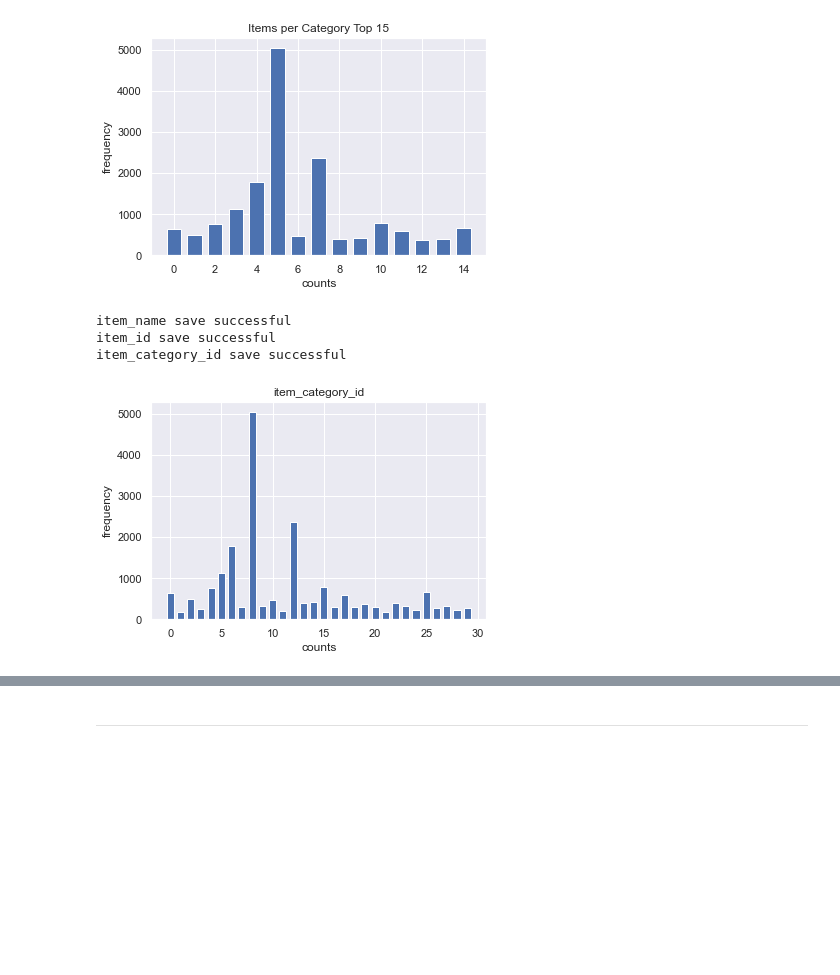
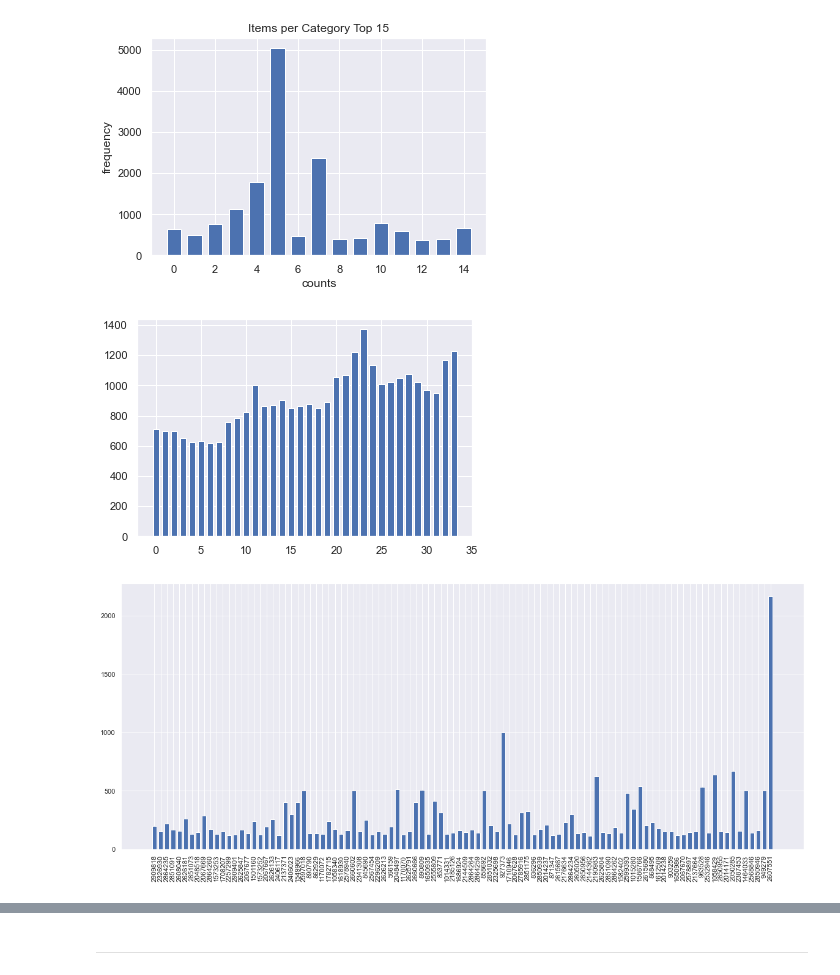
Before and after one commit to X1anghe/AIDM, a Jupyter notebook: Assignment2/src/DataVisualisation.ipynb, the cells around one changed output, grey strips where cells are left out. Saved outputs shown, nothing was run; the diff lists cells and outputs as text; code cells hidden in the pictures; blank space fills up the shorter version.

```diff
--- a/Assignment2/src/DataVisualisation.ipynb
+++ b/Assignment2/src/DataVisualisation.ipynb
@@ -28,5 +31,7 @@ test=pd.read_csv("../datasets/test.csv")
 sales=pd.read_csv("../datasets/sales_train.csv")
 monthly_sales = sales.groupby(["date_block_num","shop_id","item_id"])[
     "item_price","item_cnt_day"].agg({"item_price":"mean","item_cnt_day":"sum"})
+monthly_sales_simple = sales.groupby(["date_block_num"])[
+    "item_price","item_cnt_day"].agg({"item_price":"mean","item_cnt_day":"sum"})
 # %% [output]
 Indexing with multiple keys (implicitly converted to a tuple of keys) will be deprecated, use a list instead.
@@ -101,12 +109,10 @@ plot_information = ['Items per Category Top 15', 'frequency', 'counts']
 data_disribution(list(item_sort['item_category_id']),15, plot_information, log = False, dispaly=True)
 # %% [output]
 [figure]
-# %%
-# draw distribution of all column in items dataset (item=pd.read_csv("../datasets/items.csv"))
-draw_distribution(item)
-# draw_distribution(sales, log=True)
-# %% [output]
-item_name save successful
-item_id save successful
-item_category_id save successful
-[figure, removed]
+# %%
+item_sort = monthly_sales_simple.sort_values('item_price')[:30]
+f_p = plt.gca()
+f_p.bar(range(len(monthly_sales_simple['item_price'])),monthly_sales_simple['item_price'], width=0.7, color='b')
+plt.show()
+# %% [output]
+[figure, added]
@@ -112,0 +122,12 @@ item_category_id save successful
+# %%
+cnt_sort = sales.loc[sorted(cnt_sort_index)]
+cnt_shop = sales.loc[cnt_sort_index]['shop_id']
+cnt_item = sales.loc[cnt_sort_index]['item_id']
+plt.figure(figsize=(20, 8))
+f_p = plt.gca()
+f_p.bar(range(len(cnt_sort['item_cnt_day'])),cnt_sort['item_cnt_day'], width=0.7, color='b')
+plt.xticks(range(len(cnt_sort['item_cnt_day'])), cnt_sort_index, rotation=90)
+
+plt.show()
+# %% [output]
+[figure, added]
```
Also changed, not shown: parts of 35 cells of this notebook, 1 other file.
